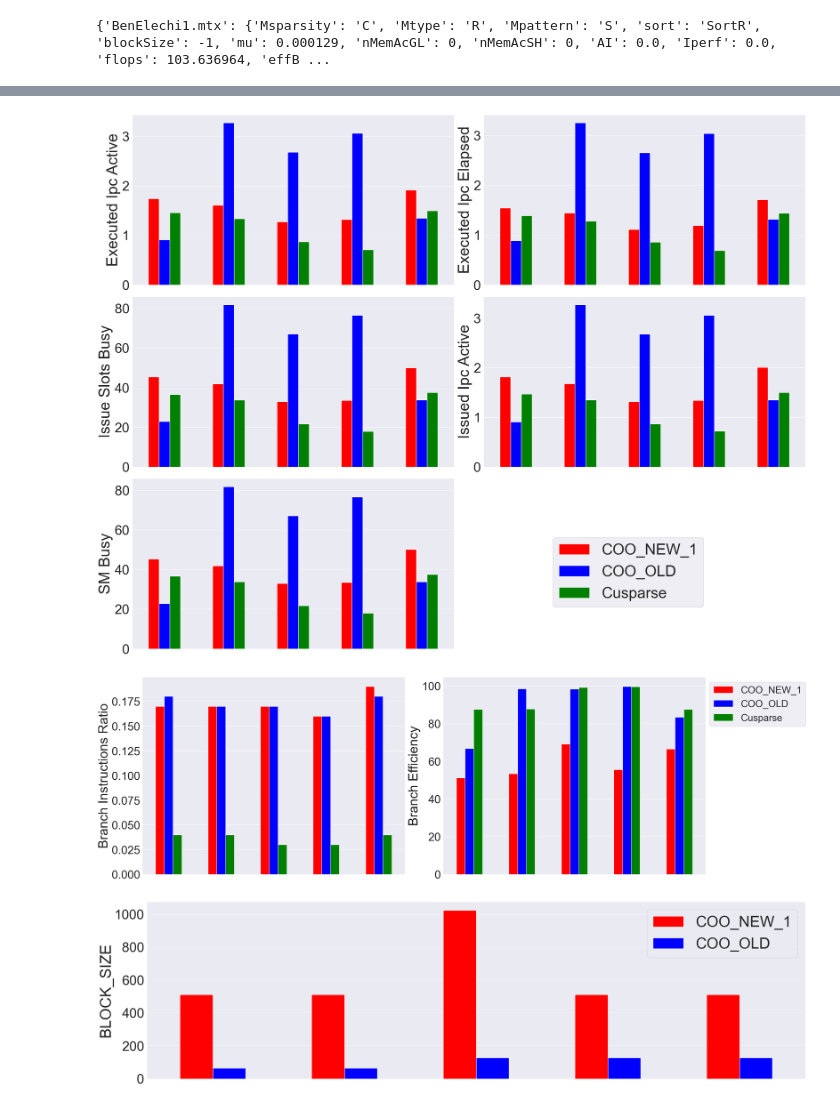
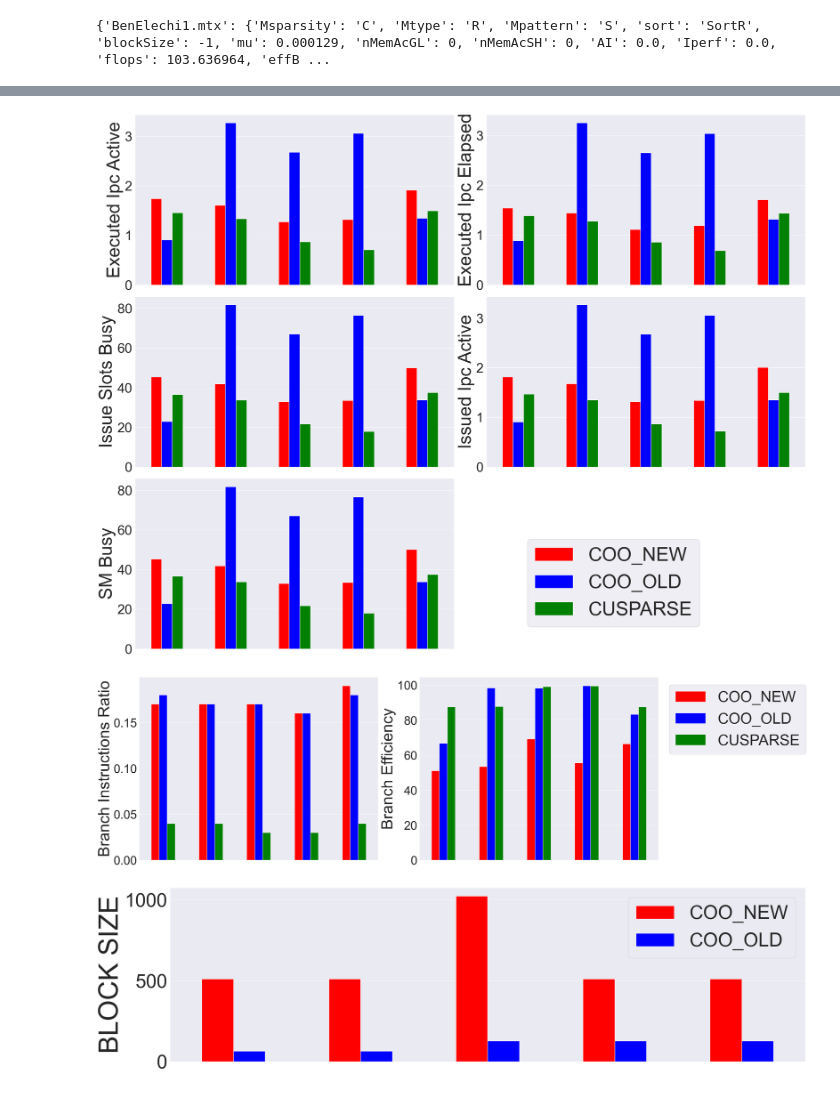
Before and after one commit to GuglielmoZocca/GPU-Computing-2025-240182, a Jupyter notebook: Deliverable_2/graph_script/graph_report.ipynb, the cells around one changed output, grey strips where cells are left out. Saved outputs shown, nothing was run; the diff lists cells and outputs as text; code cells hidden in the pictures.

```diff
--- a/Deliverable_2/graph_script/graph_report.ipynb
+++ b/Deliverable_2/graph_script/graph_report.ipynb
@@ -561,16 +578,16 @@ for ax, field in zip(axes.flatten(), fields_to_plot):
     pivot_df.plot(kind="bar", ax=ax, figsize=(26, 20), color=colors)
     ax.set_xlabel("")
     ax.set_xticks([])
-    ax.set_ylabel(field, fontsize=40)
+    ax.set_ylabel(field, fontsize=47)
     ax.tick_params(axis='y', labelsize=35)
     ax.legend().remove()
 
 fig.delaxes(axes[2][1])
 plt.tight_layout()
-plt.legend(bbox_to_anchor=(0, 0, 1.8, 0.7), fontsize=40)
+plt.legend(["COO_NEW", "COO_OLD","CUSPARSE"],bbox_to_anchor=(0, 0, 1.8, 0.7), fontsize=50)
 plt.show()
 # %% [output]
-[figure, old version]
+[figure, new version]
 # %%
 fields_to_plot = ["Branch Instructions Ratio","Branch Efficiency"]
 dfo = pd.DataFrame(dataNCU)
@@ -605,15 +622,15 @@ for ax, field in zip(axes.flatten(), fields_to_plot):
     pivot_df.plot(kind="bar", ax=ax, figsize=(26, 9), color=colors)
     ax.set_xlabel("")
     ax.set_xticks([])
-    ax.set_ylabel(field, fontsize=40)
-    ax.tick_params(axis='y', labelsize=35)
+    ax.set_ylabel(field, fontsize=52)
+    ax.tick_params(axis='y', labelsize=40)
     ax.legend().remove()
 
 plt.tight_layout()
-plt.legend(bbox_to_anchor=(0, 0, 1.4, 1), fontsize=30)
+plt.legend(["COO_NEW", "COO_OLD","CUSPARSE"],bbox_to_anchor=(0, 0, 1.65, 1), fontsize=50)
 plt.show()
 # %% [output]
-[figure, old version]
+[figure, new version]
 # %%
 dfo = pd.DataFrame(dataNCU)
 dfo = dfo[dfo["Kernel_N"] != "spmv_coo_reduce_update_kernel_mult_block"]
@@ -624,34 +641,34 @@ dfo = dfo[dfo["Kernel_N"] != "void cusparse::vector_scalar_multiply_kernel<cuspa
 dfo = dfo[dfo["Kernel_N"] != "spmv_coo_kernel_shared"]
 dfo = dfo[dfo["Solution"] != "Cusparse"]
 dfo = dfo[dfo["Section_N"] == "Occupancy"]
 dfo = dfo[dfo["Metric_N"] == "Theoretical Occupancy"]
 
 matrices = ["BenElechi1.mtx", "degme.mtx", "mawi_201512012345.mtx", "rail2586.mtx", "specular.mtx"]
 
 result = pd.DataFrame([])
 
 for m in matrices:
     dfM = dfo[dfo["Matrix"] == m]
     dfo1 = dfM[(dfM["BLOCK_SIZE_P"] == ResultCOO_OLD[m]["blockSize"]) & (dfM["Solution"] == "COO_OLD") & (dfM["ITER"] == 1) & (dfM["Sort"] == ResultCOO_OLD[m]["sort"]) & (dfM["test"] == ResultCOO_OLD[m]["test"])]
     dfo2 = dfM[(dfM["BLOCK_SIZE_P"] == ResultCOO_NEW_1[m]["blockSize"]) & (dfM["Solution"] == "COO_NEW_1") & (dfM["ITER"] == 1) & (dfM["test"] == ResultCOO_NEW_1[m]["test"])]
     dfo3 = dfM[(dfM["Solution"] == "Cusparse") & (dfM["ITER"] == 1) & (dfM["test"] == ResultCOO_CUSPARSE[m]["test"])]
     dfo1UN = pd.concat([dfo1, dfo2], ignore_index=True)
     dfo2UN = pd.concat([dfo1UN, dfo3], ignore_index=True)
     result = pd.concat([result, dfo2UN], ignore_index=True)
 
 result['BLOCK_SIZE_P'] = pd.to_numeric(result['BLOCK_SIZE_P'], errors='coerce')
 
 fig, ax = plt.subplots(1, 1, figsize=(60, 70))
 
 pivot_df = result.pivot_table(index="Matrix", columns="Solution", values="BLOCK_SIZE_P", fill_value=0)
 pivot_df.plot(kind="bar",ax=ax, figsize=(26, 7), color=colors)
 ax.set_xlabel("")
 ax.set_xticks([])
-ax.set_ylabel("BLOCK_SIZE",fontsize=40)
-ax.tick_params(axis='y', labelsize=35)
-ax.legend(fontsize=40)
+ax.set_ylabel("BLOCK SIZE",fontsize=70)
+ax.tick_params(axis='y', labelsize=50)
+ax.legend(["COO_NEW", "COO_OLD"],fontsize=50)
 
 plt.tight_layout()
 plt.show()
 # %% [output]
-[figure, old version]
+[figure, new version]
```
Also changed, not shown: parts of 8 cells of this notebook, 3 other files.
